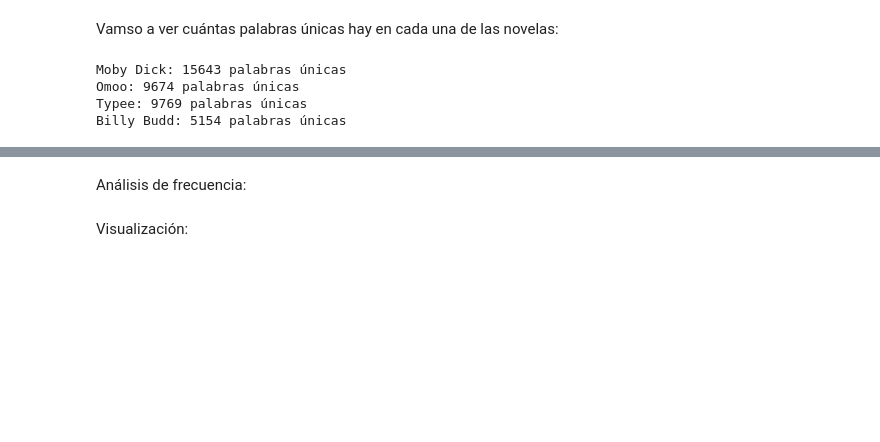
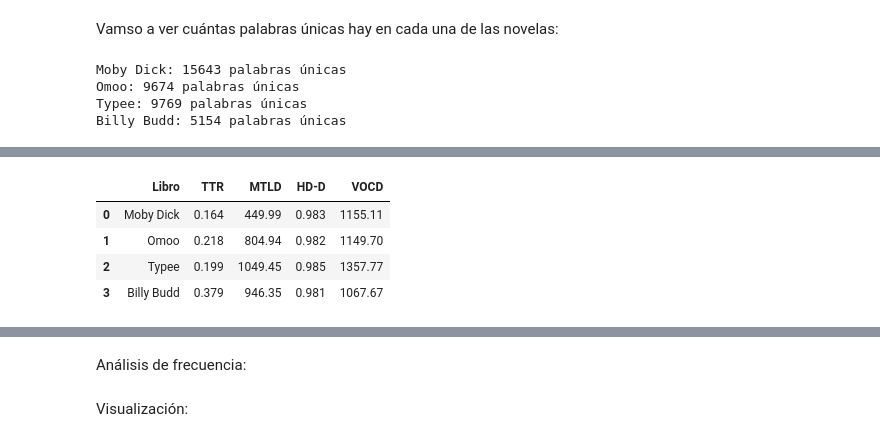
Before and after one commit to cbueno82/ejercicios-adalab, a Jupyter notebook: proyectos_personales/práctica_jupyter.ipynb, the cells around one changed output, grey strips where cells are left out. Cells and saved outputs as stored; diff of their text form; code cells hidden in the pictures; blank space fills up the shorter version.

```diff
--- a/proyectos_personales/práctica_jupyter.ipynb
+++ b/proyectos_personales/práctica_jupyter.ipynb
@@ -130,0 +238,31 @@ Billy Budd: 5154 palabras únicas
+# %%
+import pandas as pd
+from lexicalrichness import LexicalRichness
+
+libros = {
+    "Moby Dick": tokens_moby,
+    "Omoo": tokens_omoo,
+    "Typee": tokens_typee,
+    "Billy Budd": tokens_budd
+}
+
+datos = []
+
+for nombre, tokens in libros.items():
+    lex = LexicalRichness(' '.join(tokens))
+    datos.append({
+        'Libro': nombre,
+        'TTR': round(lex.ttr, 3),
+        'MTLD': round(lex.mtld(), 2),
+        'HD-D': round(lex.hdd(), 3),
+        'VOCD': round(lex.vocd(), 2)
+    })
+
+df_metrics = pd.DataFrame(datos)
+display(df_metrics)
+# %% [output]
+|  | Libro | TTR | MTLD | HD-D | VOCD |
+| 0 | Moby Dick | 0.164 | 449.99 | 0.983 | 1155.11 |
+| 1 | Omoo | 0.218 | 804.94 | 0.982 | 1149.70 |
+| 2 | Typee | 0.199 | 1049.45 | 0.985 | 1357.77 |
+| 3 | Billy Budd | 0.379 | 946.35 | 0.981 | 1067.67 |
```
Also changed, not shown: parts of 7 cells of this notebook, 1 other file.
